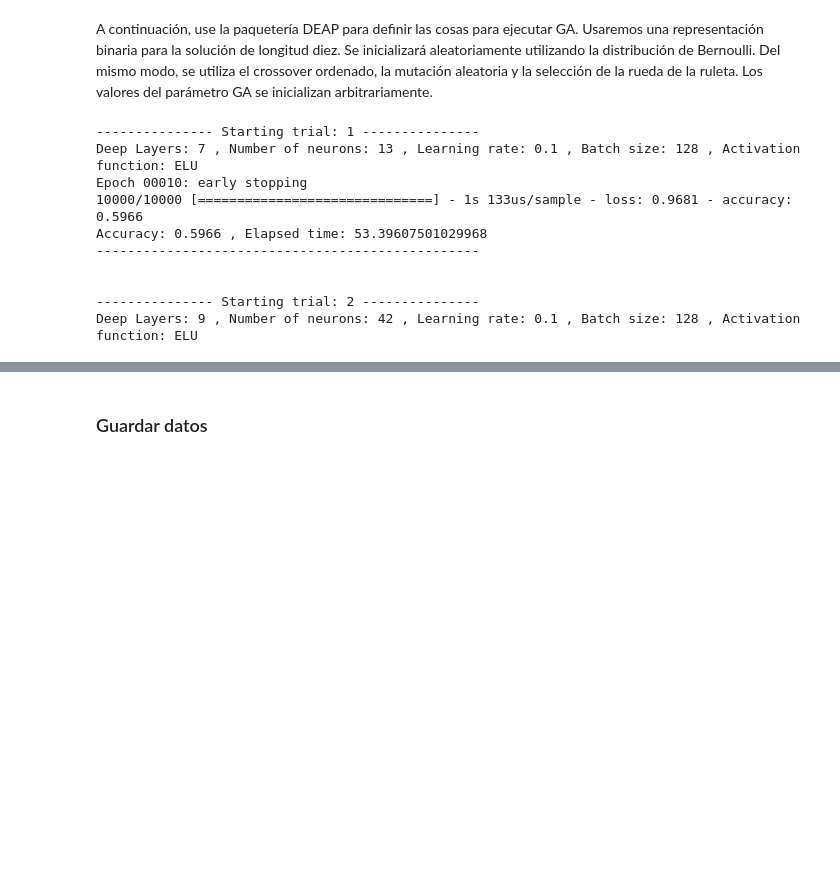
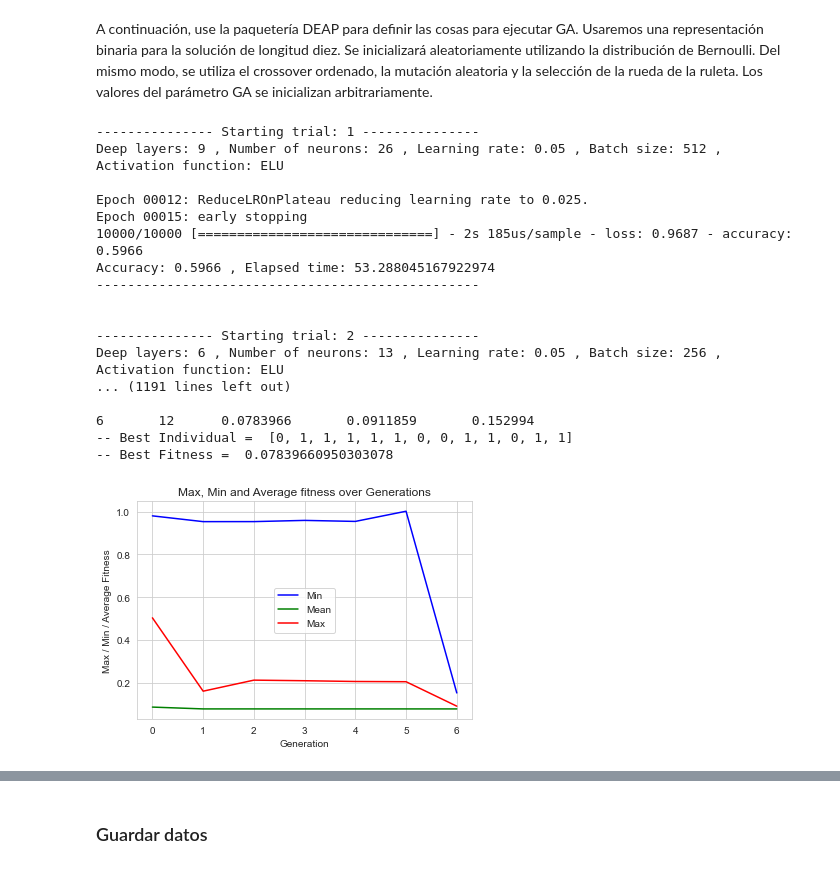
Before and after one commit to igomezv/nnogada, a Jupyter notebook: Stellar_Classifier.ipynb, the cells around one changed output, grey strips where cells are left out. Cells and saved outputs as stored; diff of their text form; code cells hidden in the pictures; blank space fills up the shorter version.

```diff
--- a/Stellar_Classifier.ipynb
+++ b/Stellar_Classifier.ipynb
@@ -139,7 +138,8 @@ ratio_val_adjusted = ratio_val / ratio_remaining
 X_train, X_val, Y_train, Y_val = split(x_, y_, test_size=ratio_val_adjusted, random_state=0)
 
 # Normalize and scale the input sets.
-X_train = scaler.fit_transform(X_train)
+X       = scaler.fit(X)
+X_train = scaler.transform(X_train)
 X_test  = scaler.transform(X_test)
 X_val   = scaler.transform(X_val)
 # %% [markdown]
@@ -161,8 +161,8 @@ def train_evaluate(ga_individual_solution):
     batch_size   = SC_BATCH[batch_size_bits.uint]
     activation_f  = SC_ACTIVATION[activation_f_bits.uint]
 
-    print('\n--------------- Starting trial:', population_size*max_generations+2-len(ss), "---------------")
-    print('Deep Layers:',deep_layers,', Number of neurons:',num_units,", Learning rate:",learning_rate, ", Batch size:", batch_size, ', Activation function:',f_names[activation_f_bits.uint])
+    print('\n--------------- Starting trial:', population_size*(max_generations+1)-len(ss), "---------------")
+    print('Deep layers:',deep_layers,', Number of neurons:',num_units,", Learning rate:",learning_rate, ", Batch size:", batch_size, ', Activation function:',f_names[activation_f_bits.uint])
 #     print("-------------------------------------------------")
 
     # Train model and predict on validation set
@@ -179,7 +179,7 @@ def train_evaluate(ga_individual_solution):
     optimizer = keras.optimizers.Adam(learning_rate=learning_rate, beta_1=0.9, beta_2=0.999, epsilon=1e-3)
     model.compile(optimizer=optimizer, loss='categorical_crossentropy', metrics=["accuracy"])
     model.fit(X_train, Y_train, epochs=epochs, validation_data=(X_val, Y_val),
-              callbacks=my_callbacks, batch_size=batch_size, shuffle=0, verbose=0)
+              callbacks=my_callbacks, batch_size=batch_size, shuffle=1, verbose=0)
 
     loss, score = model.evaluate(X_val, Y_val)
     t = time.time()-t; ss.pop(0)
@@ -196,13 +196,9 @@ A continuación, use la paquetería DEAP para definir las cosas para ejecutar GA
 def geneticAlgorithm_with_elitism(population_size, max_generations, gene_length, k):
 
     # Genetic Algorithm constants:
-    P_CROSSOVER = 0.8        # probability for crossover
-    P_MUTATION = 0.3         # (try also 0.5) probability for mutating an individual
-    HALL_OF_FAME_SIZE = 3    # Best individuals that pass to the other generation
-    ETA = 0.35               # High eta produces ind. similar to their parents, and small eta produces ind. much more different.
-
-    datos = []
-    ss = [i for i in range(1,population_size*max_generations + 2)]
+    P_CROSSOVER = 0.9        # probability for crossover
+    P_MUTATION = 0.3         # probability for mutating an individual
+    HALL_OF_FAME_SIZE = 1    # Best individuals that pass to the other generation
 
     # set the random seed:
     toolbox = base.Toolbox()
@@ -221,18 +217,18 @@ def geneticAlgorithm_with_elitism(population_size, max_generations, gene_length,
 
     # genetic operators:
     toolbox.register('evaluate', train_evaluate)
-    toolbox.register('mate', tools.cxSimulatedBinary, eta = ETA)
+    toolbox.register('select', tools.selTournament, tournsize = 2)
     toolbox.register('mutate', tools.mutFlipBit, indpb = 0.11)
-    toolbox.register('select', tools.selTournament, tournsize = 3)
+    toolbox.register('mate', tools.cxUniform, indpb = 0.5)
 
     # create initial population (generation 0):
     population = toolbox.population(n=population_size)
 
     # prepare the statistics object:
     stats = tools.Statistics(lambda ind: ind.fitness.values)
-    stats.register("max", np.max)
     stats.register("min", np.min)
     stats.register("avg", np.mean)
+    stats.register("max", np.max)
 
     # define the hall-of-fame object:
     hof = tools.HallOfFame(HALL_OF_FAME_SIZE)
@@ -247,14 +243,13 @@ def geneticAlgorithm_with_elitism(population_size, max_generations, gene_length,
     print("-- Best Fitness = ", best.fitness.values[0])
 
     # extract statistics:
-    maxFitnessValues, mi
-    nFitnessValues, meanFitnessValues = logbook.select("max", "min", "avg")
+    minFitnessValues, meanFitnessValues, maxFitnessValues = logbook.select("min", "max", "avg")
 
     # plot statistics:
     sns.set_style("whitegrid")
+    plt.plot(minFitnessValues, color='blue', label="Min")
+    plt.plot(meanFitnessValues, color='green', label="Mean")
     plt.plot(maxFitnessValues, color='red', label="Max")
-    plt.plot(minFitnessValues, color='red', label="Min")
-    plt.plot(meanFitnessValues, color='green', label="Mean")
     plt.xlabel('Generation'); plt.ylabel('Max / Min / Average Fitness')
     plt.legend()
     plt.title('Max, Min and Average fitness over Generations')
@@ -263,23 +258,33 @@ def geneticAlgorithm_with_elitism(population_size, max_generations, gene_length,
     best_population = tools.selBest(population,k = k)
     return best_population
 # %%
-population_size = 35   # max of individuals per generation
-max_generations = 10   # number of generations
+population_size = 15   # max of individuals per generation
+max_generations = 6    # number of generations
 gene_length = 13       # lenght of the gene, depends on how many hiperparameters are tested
 k = 5;                 # num. of finalist individuals
 
 if __name__ == "__main__":
-    t = time.time()
+    t = time.time();
+    datos = [];
+    ss = [i for i in range(1,population_size*(max_generations+1))]
     best_population = geneticAlgorithm_with_elitism(population_size, max_generations, gene_length, k)
     print("Total elapsed time:", (time.time()-t)/60, "minutes")
 # %% [output]
 --------------- Starting trial: 1 ---------------
-Deep Layers: 7 , Number of neurons: 13 , Learning rate: 0.1 , Batch size: 128 , Activation function: ELU
-Epoch 00010: early stopping
-10000/10000 [==============================] - 1s 133us/sample - loss: 0.9681 - accuracy: 0.5966
-Accuracy: 0.5966 , Elapsed time: 53.39607501029968
+Deep layers: 9 , Number of neurons: 26 , Learning rate: 0.05 , Batch size: 512 , Activation function: ELU
+
+Epoch 00012: ReduceLROnPlateau reducing learning rate to 0.025.
+Epoch 00015: early stopping
+10000/10000 [==============================] - 2s 185us/sample - loss: 0.9687 - accuracy: 0.5966
+Accuracy: 0.5966 , Elapsed time: 53.288045167922974
 -------------------------------------------------
 
 
 --------------- Starting trial: 2 ---------------
-Deep Layers: 9 , Number of neurons: 42 , Learning rate: 0.1 , Batch size: 128 , Activation function: ELU
+Deep layers: 6 , Number of neurons: 13 , Learning rate: 0.05 , Batch size: 256 , Activation function: ELU
+... (1191 lines left out)
+
+6       12      0.0783966       0.0911859       0.152994
+-- Best Individual =  [0, 1, 1, 1, 1, 1, 0, 0, 1, 1, 0, 1, 1]
+-- Best Fitness =  0.07839660950303078
+[figure, added]
```
Also changed, not shown: parts of 23 cells of this notebook.
